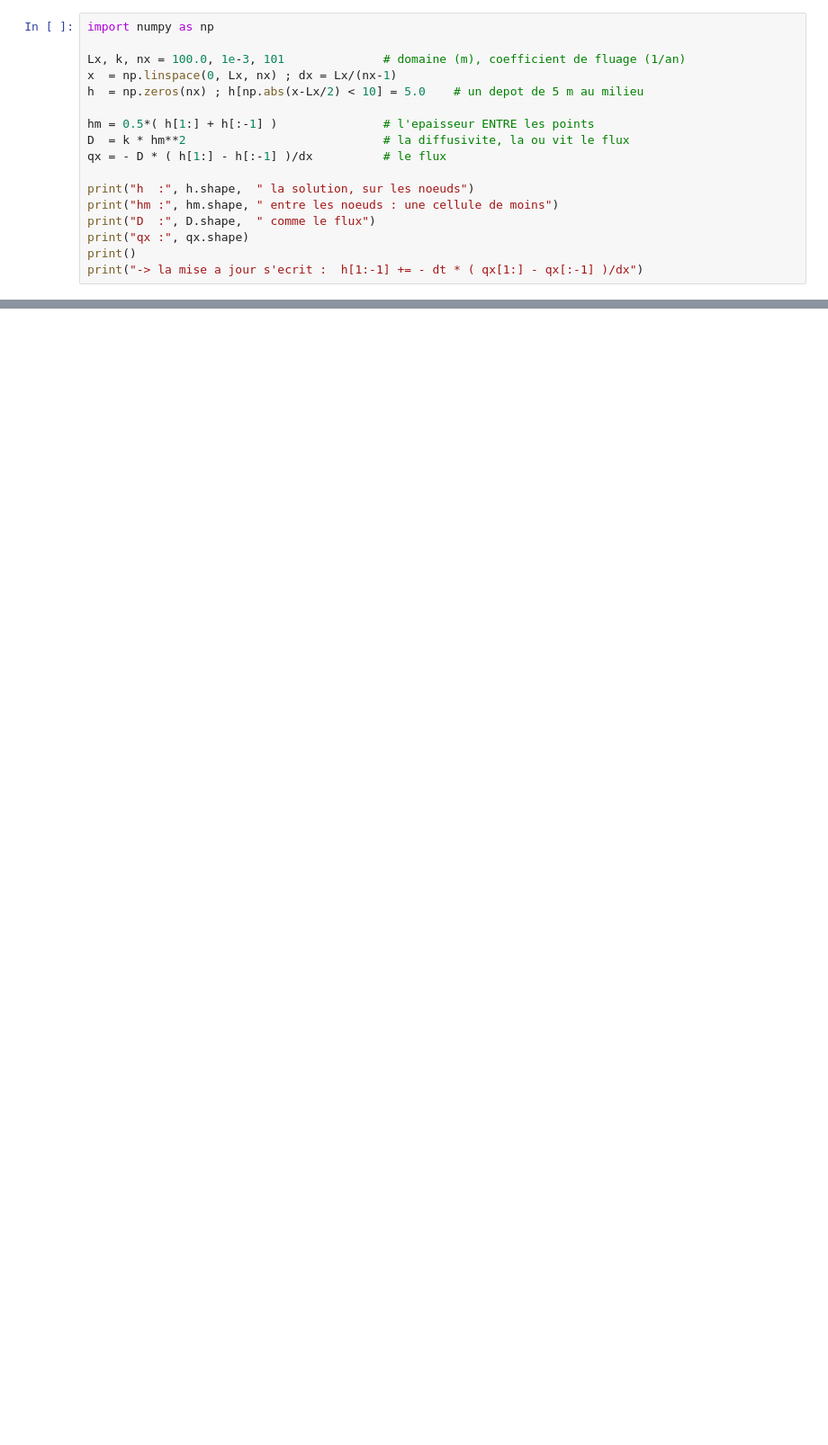
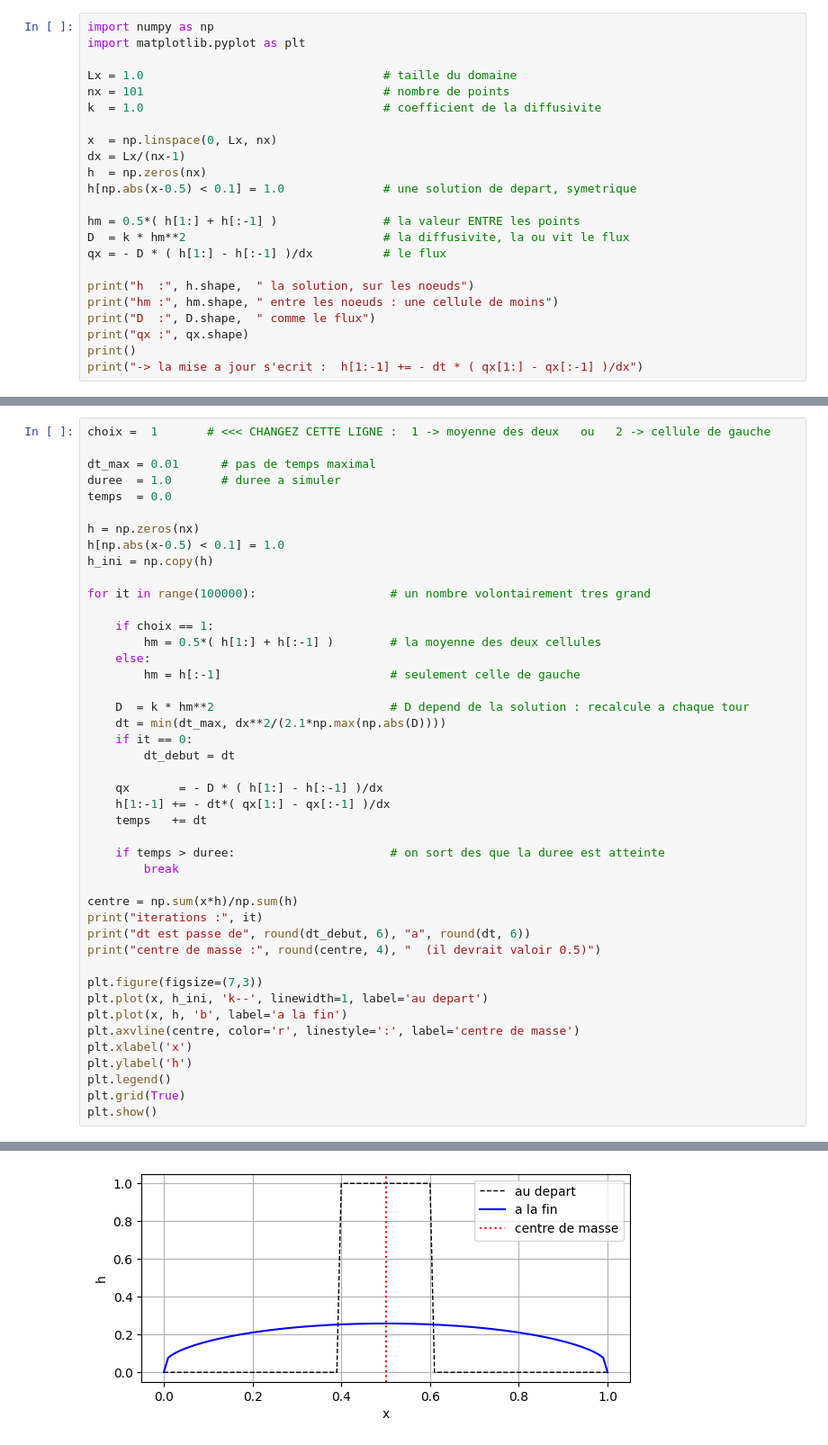
Before and after one commit to jouvetg/modnum, a Jupyter notebook: 10_tutoriel/10_tutoriel.ipynb, the cells around one changed output, grey strips where cells are left out. Shown at 90% size. Cells and saved outputs as stored; diff of their text form; blank space fills up the shorter version.

```diff
--- a/10_tutoriel/10_tutoriel.ipynb
+++ b/10_tutoriel/10_tutoriel.ipynb
@@ -24,11 +34,17 @@ hm   = 0.5*(h[1:]+h[:-1])         |-----|-----|-----|-----|-----|-...   nx-1
 # %%
 import numpy as np
+import matplotlib.pyplot as plt
 
-Lx, k, nx = 100.0, 1e-3, 101              # domaine (m), coefficient de fluage (1/an)
-x  = np.linspace(0, Lx, nx) ; dx = Lx/(nx-1)
-h  = np.zeros(nx) ; h[np.abs(x-Lx/2) < 10] = 5.0    # un depot de 5 m au milieu
+Lx = 1.0                                  # taille du domaine
+nx = 101                                  # nombre de points
+k  = 1.0                                  # coefficient de la diffusivite
 
-hm = 0.5*( h[1:] + h[:-1] )               # l'epaisseur ENTRE les points
+x  = np.linspace(0, Lx, nx)
+dx = Lx/(nx-1)
+h  = np.zeros(nx)
+h[np.abs(x-0.5) < 0.1] = 1.0              # une solution de depart, symetrique
+
+hm = 0.5*( h[1:] + h[:-1] )               # la valeur ENTRE les points
 D  = k * hm**2                            # la diffusivite, la ou vit le flux
 qx = - D * ( h[1:] - h[:-1] )/dx          # le flux
 
@@ -78,0 +86,45 @@ Notez qu'ici `D` n'est pas remis à jour, donc `dt` reste constant. Dans le mod
+# %%
+choix =  1       # <<< CHANGEZ CETTE LIGNE :  1 -> moyenne des deux   ou   2 -> cellule de gauche
+
+dt_max = 0.01      # pas de temps maximal
+duree  = 1.0       # duree a simuler
+temps  = 0.0
+
+h = np.zeros(nx)
+h[np.abs(x-0.5) < 0.1] = 1.0
+h_ini = np.copy(h)
+
+for it in range(100000):                   # un nombre volontairement tres grand
+
+    if choix == 1:
+        hm = 0.5*( h[1:] + h[:-1] )        # la moyenne des deux cellules
+    else:
+        hm = h[:-1]                        # seulement celle de gauche
+
+    D  = k * hm**2                         # D depend de la solution : recalcule a chaque tour
+    dt = min(dt_max, dx**2/(2.1*np.max(np.abs(D))))
+    if it == 0:
+        dt_debut = dt
+
+    qx       = - D * ( h[1:] - h[:-1] )/dx
+    h[1:-1] += - dt*( qx[1:] - qx[:-1] )/dx
+    temps   += dt
+
+    if temps > duree:                      # on sort des que la duree est atteinte
+        break
+
+centre = np.sum(x*h)/np.sum(h)
+print("iterations :", it)
+print("dt est passe de", round(dt_debut, 6), "a", round(dt, 6))
+print("centre de masse :", round(centre, 4), "  (il devrait valoir 0.5)")
+
+plt.figure(figsize=(7,3))
+plt.plot(x, h_ini, 'k--', linewidth=1, label='au depart')
+plt.plot(x, h, 'b', label='a la fin')
+plt.axvline(centre, color='r', linestyle=':', label='centre de masse')
+plt.xlabel('x')
+plt.ylabel('h')
+plt.legend()
+plt.grid(True)
+plt.show()
+# %% [output]
@@ -78,0 +134 @@ Notez qu'ici `D` n'est pas remis à jour, donc `dt` reste constant. Dans le mod
+[figure, added]
```
Also changed, not shown: parts of 12 cells of this notebook, 44 other files.
